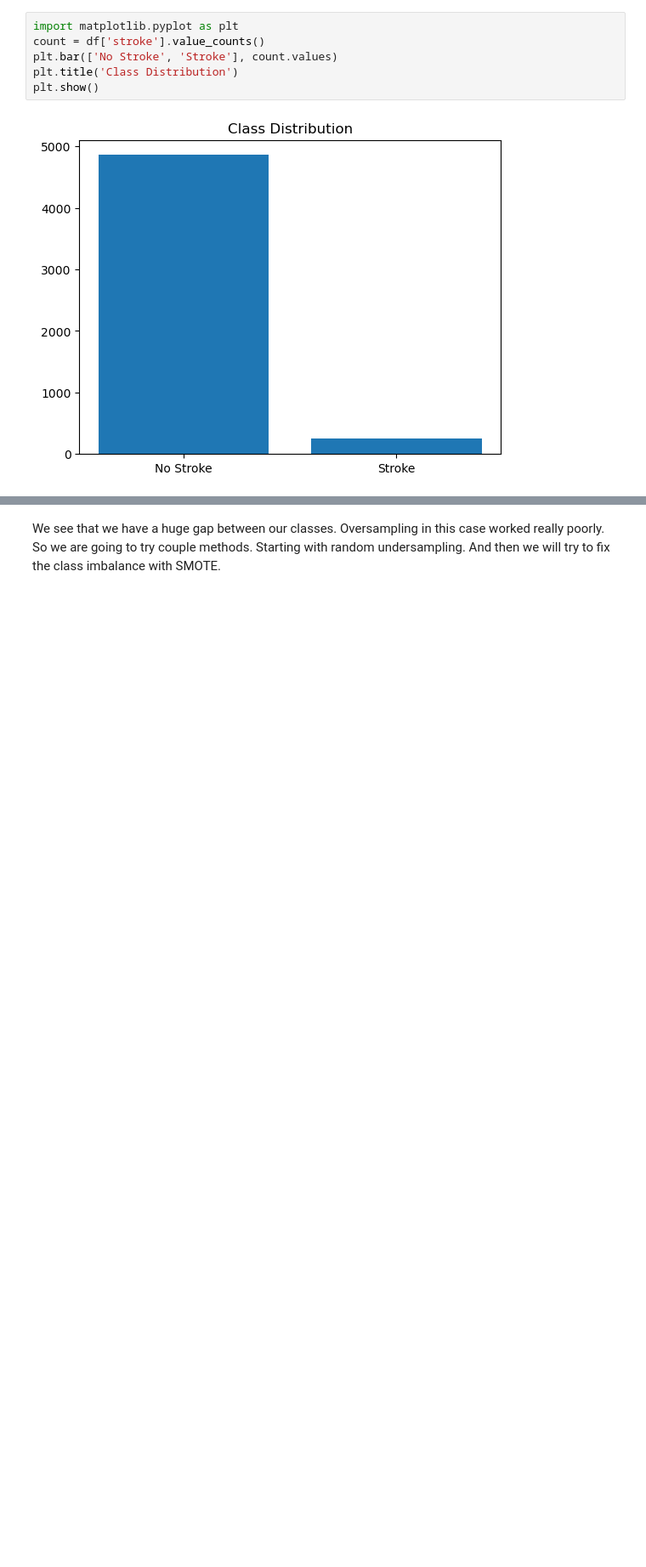
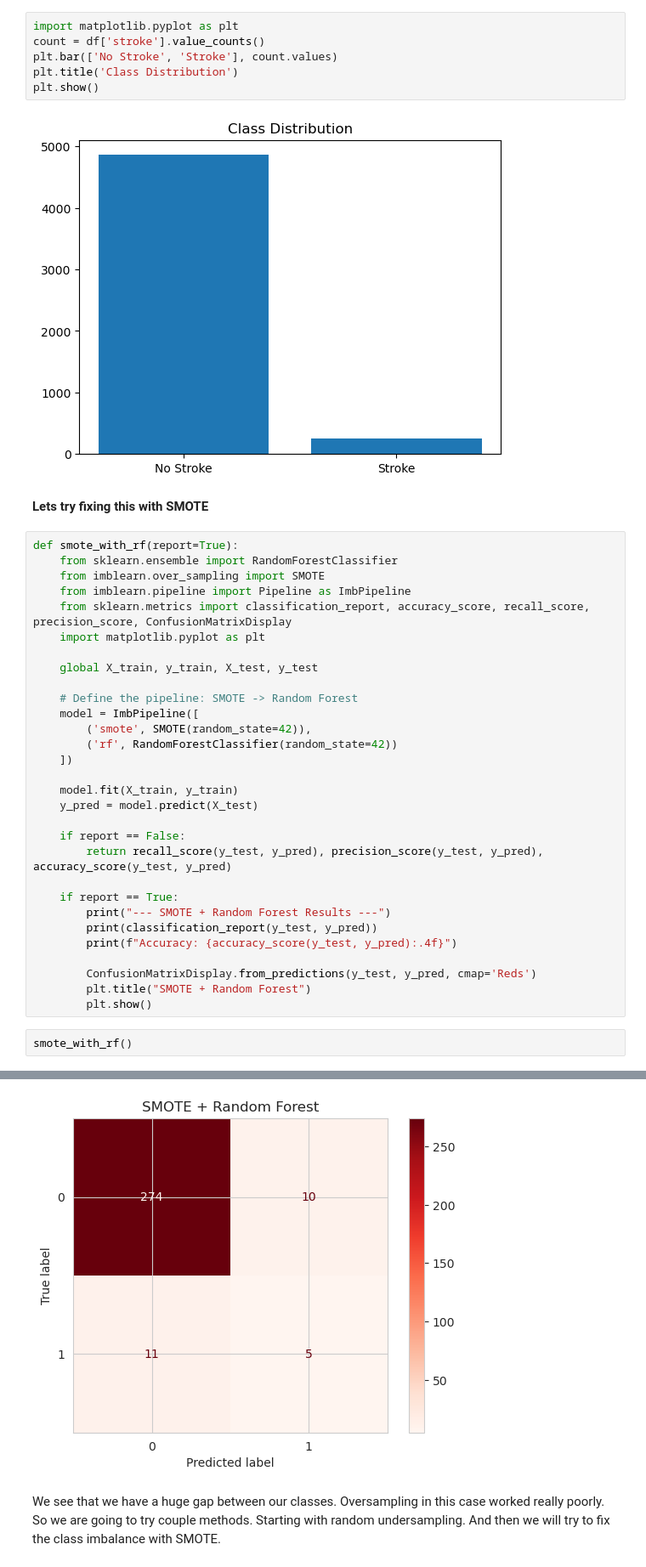
Before and after one commit to emreseb/Stroke-Prediction-ML, a Jupyter notebook: onelastpy.ipynb, the cells around one changed output, grey strips where cells are left out. Shown at 85% size. Saved outputs shown, nothing was run; the diff lists cells and outputs as text; blank space fills up the shorter version.

Commit message:
smote

```diff
--- a/onelastpy.ipynb
+++ b/onelastpy.ipynb
@@ -308,3 +307,38 @@ plt.title('Class Distribution')
 plt.show()
 # %% [output]
 [figure]
+# %% [markdown]
+**Lets try fixing this with SMOTE**
+# %%
+def smote_with_rf(report=True):
+    from sklearn.ensemble import RandomForestClassifier
+    from imblearn.over_sampling import SMOTE
+    from imblearn.pipeline import Pipeline as ImbPipeline
+    from sklearn.metrics import classification_report, accuracy_score, recall_score, precision_score, ConfusionMatrixDisplay
+    import matplotlib.pyplot as plt
+
+    global X_train, y_train, X_test, y_test
+
+    # Define the pipeline: SMOTE -> Random Forest
+    model = ImbPipeline([
+        ('smote', SMOTE(random_state=42)),
+        ('rf', RandomForestClassifier(random_state=42))
+    ])
+
+    model.fit(X_train, y_train)
+    y_pred = model.predict(X_test)
+
+    if report == False:
+        return recall_score(y_test, y_pred), precision_score(y_test, y_pred), accuracy_score(y_test, y_pred)
+
+    if report == True:
+        print("--- SMOTE + Random Forest Results ---")
+        print(classification_report(y_test, y_pred))
+        print(f"Accuracy: {accuracy_score(y_test, y_pred):.4f}")
+
+        ConfusionMatrixDisplay.from_predictions(y_test, y_pred, cmap='Reds')
+        plt.title("SMOTE + Random Forest")
+        plt.show()
+# %%
+smote_with_rf()
+# %% [output]
@@ -311,3 +356,4 @@ plt.show()
+[figure, added]
 # %% [markdown]
 We see that we have a huge gap between our classes. Oversampling in this case worked really poorly. So we are going to try couple methods. Starting with random undersampling. And then we will try to fix the class imbalance with SMOTE.
 # %%
```
Also changed, not shown: parts of 3 cells of this notebook.
